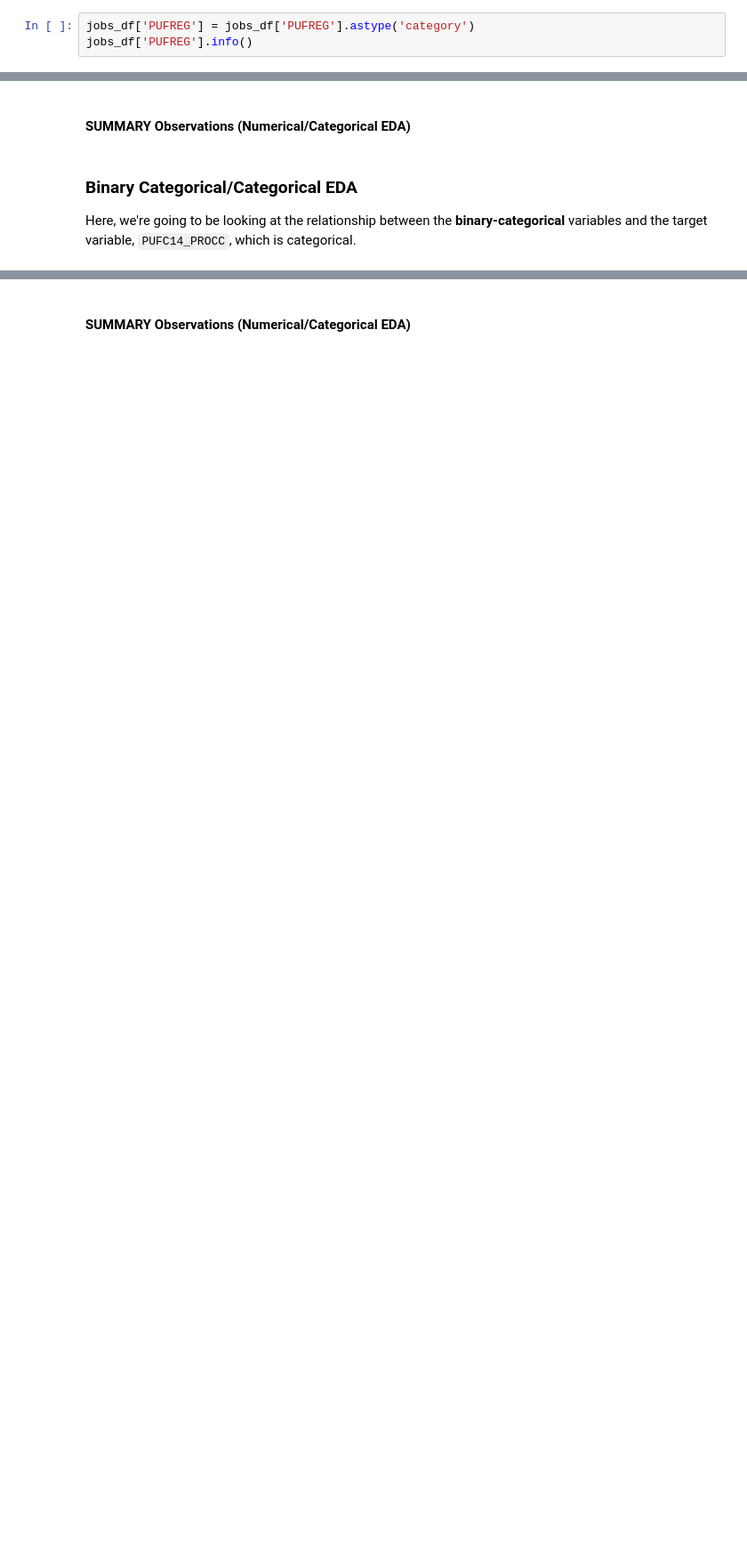
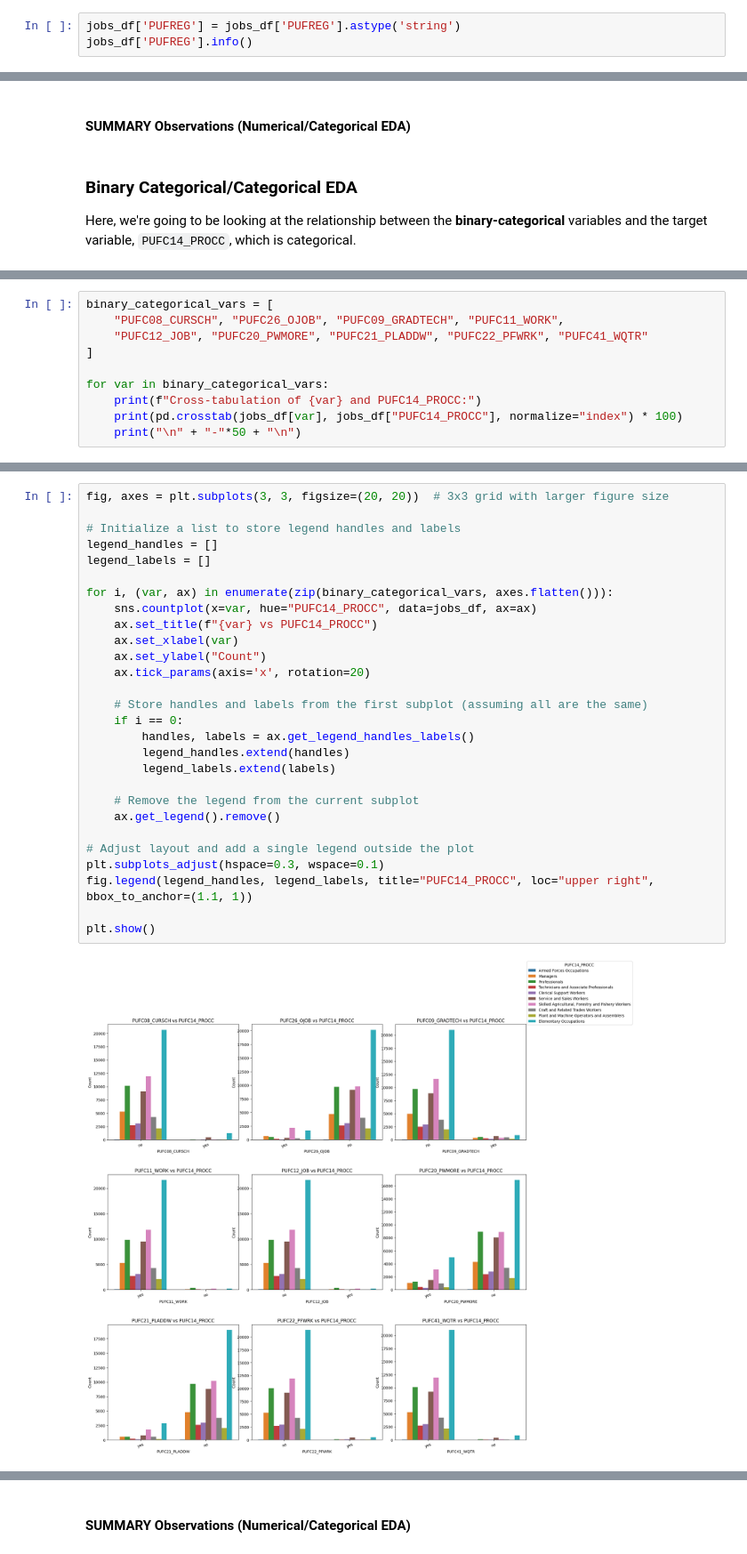
Before and after one commit to clavzno/STINTSY, a Jupyter notebook: Notebook.ipynb, the cells around one changed output, grey strips where cells are left out. Shown at 89% size. Cells and saved outputs as stored; diff of their text form; blank space fills up the shorter version.

```diff
--- a/Notebook.ipynb
+++ b/Notebook.ipynb
@@ -1058,5 +1069,5 @@ As we can see, the datatype is still left as 'object', we want to convert that t
 # %%
-jobs_df['PUFREG'] = jobs_df['PUFREG'].astype('category')
+jobs_df['PUFREG'] = jobs_df['PUFREG'].astype('string')
 jobs_df['PUFREG'].info()
 # %% [output]
 <class 'pandas.core.series.Series'>
@@ -2399,0 +2413,10 @@ Here, we're going to be looking at the relationship between the **binary-categor
+# %%
+binary_categorical_vars = [
+    "PUFC08_CURSCH", "PUFC26_OJOB", "PUFC09_GRADTECH", "PUFC11_WORK",
+    "PUFC12_JOB", "PUFC20_PWMORE", "PUFC21_PLADDW", "PUFC22_PFWRK", "PUFC41_WQTR"
+]
+
+for var in binary_categorical_vars:
+    print(f"Cross-tabulation of {var} and PUFC14_PROCC:")
+    print(pd.crosstab(jobs_df[var], jobs_df["PUFC14_PROCC"], normalize="index") * 100)
+    print("\n" + "-"*50 + "\n")
@@ -2399,0 +2447,30 @@ Here, we're going to be looking at the relationship between the **binary-categor
+# %%
+fig, axes = plt.subplots(3, 3, figsize=(20, 20))  # 3x3 grid with larger figure size
+
+# Initialize a list to store legend handles and labels
+legend_handles = []
+legend_labels = []
+
+for i, (var, ax) in enumerate(zip(binary_categorical_vars, axes.flatten())):
+    sns.countplot(x=var, hue="PUFC14_PROCC", data=jobs_df, ax=ax)
+    ax.set_title(f"{var} vs PUFC14_PROCC")
+    ax.set_xlabel(var)
+    ax.set_ylabel("Count")
+    ax.tick_params(axis='x', rotation=20)
+
+    # Store handles and labels from the first subplot (assuming all are the same)
+    if i == 0:
+        handles, labels = ax.get_legend_handles_labels()
+        legend_handles.extend(handles)
+        legend_labels.extend(labels)
+
+    # Remove the legend from the current subplot
+    ax.get_legend().remove()
+
+# Adjust layout and add a single legend outside the plot
+plt.subplots_adjust(hspace=0.3, wspace=0.1)
+fig.legend(legend_handles, legend_labels, title="PUFC14_PROCC", loc="upper right", bbox_to_anchor=(1.1, 1))
+
+plt.show()
+# %% [output]
+[figure, added]
```
Also changed, not shown: parts of 38 cells of this notebook, 1 other file.
